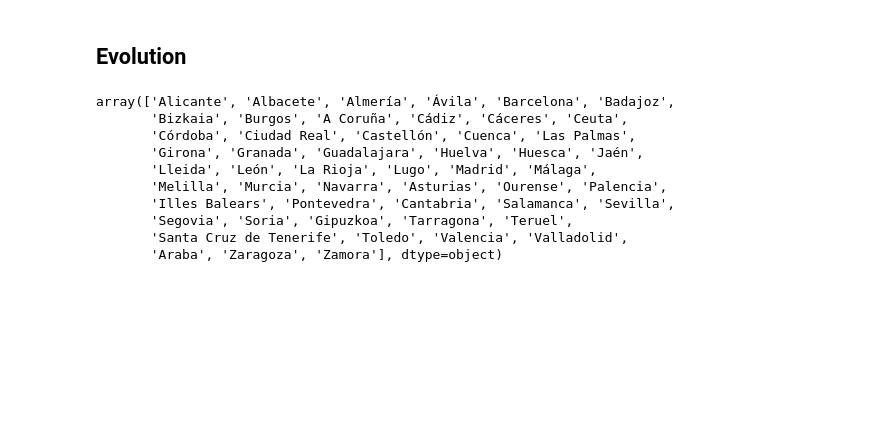
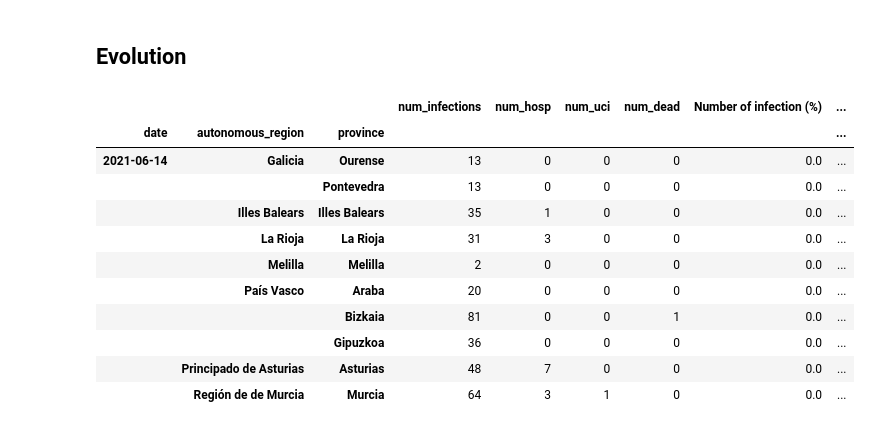
Before and after one commit to ffreire92/final_project, a Jupyter notebook: Pandemic_Overview.ipynb, the cells around one changed output. Saved outputs shown, nothing was run; the diff lists cells and outputs as text; code cells hidden in the pictures; blank space fills up the shorter version.

```diff
--- a/Pandemic_Overview.ipynb
+++ b/Pandemic_Overview.ipynb
@@ -547,16 +547,18 @@ evolution = organise(['date','autonomous_region', 'province'])
 evolution = mov_7_ave(evolution)
 # %%
 evolution.to_csv('evolution.csv', index=True)
-# %%
-db1.province.unique()
-# %% [output]
-array(['Alicante', 'Albacete', 'Almería', 'Ávila', 'Barcelona', 'Badajoz',
-       'Bizkaia', 'Burgos', 'A Coruña', 'Cádiz', 'Cáceres', 'Ceuta',
-       'Córdoba', 'Ciudad Real', 'Castellón', 'Cuenca', 'Las Palmas',
-       'Girona', 'Granada', 'Guadalajara', 'Huelva', 'Huesca', 'Jaén',
-       'Lleida', 'León', 'La Rioja', 'Lugo', 'Madrid', 'Málaga',
-       'Melilla', 'Murcia', 'Navarra', 'Asturias', 'Ourense', 'Palencia',
-       'Illes Balears', 'Pontevedra', 'Cantabria', 'Salamanca', 'Sevilla',
-       'Segovia', 'Soria', 'Gipuzkoa', 'Tarragona', 'Teruel',
-       'Santa Cruz de Tenerife', 'Toledo', 'Valencia', 'Valladolid',
-       'Araba', 'Zaragoza', 'Zamora'], dtype=object)
+# %%
+evolution.tail(10)
+# %% [output]
+|  |  |  | num_infections | num_hosp | num_uci | num_dead | Number of infection (%) | ... |
+| date | autonomous_region | province |  |  |  |  |  | ... |
+| 2021-06-14 | Galicia | Ourense | 13 | 0 | 0 | 0 | 0.0 | ... |
+|  |  | Pontevedra | 13 | 0 | 0 | 0 | 0.0 | ... |
+|  | Illes Balears | Illes Balears | 35 | 1 | 0 | 0 | 0.0 | ... |
+|  | La Rioja | La Rioja | 31 | 3 | 0 | 0 | 0.0 | ... |
+|  | Melilla | Melilla | 2 | 0 | 0 | 0 | 0.0 | ... |
+|  | País Vasco | Araba | 20 | 0 | 0 | 0 | 0.0 | ... |
+|  |  | Bizkaia | 81 | 0 | 0 | 1 | 0.0 | ... |
+|  |  | Gipuzkoa | 36 | 0 | 0 | 0 | 0.0 | ... |
+|  | Principado de Asturias | Asturias | 48 | 7 | 0 | 0 | 0.0 | ... |
+|  | Región de de Murcia | Murcia | 64 | 3 | 1 | 0 | 0.0 | ... |
```
Also changed, not shown: 1 other file.
